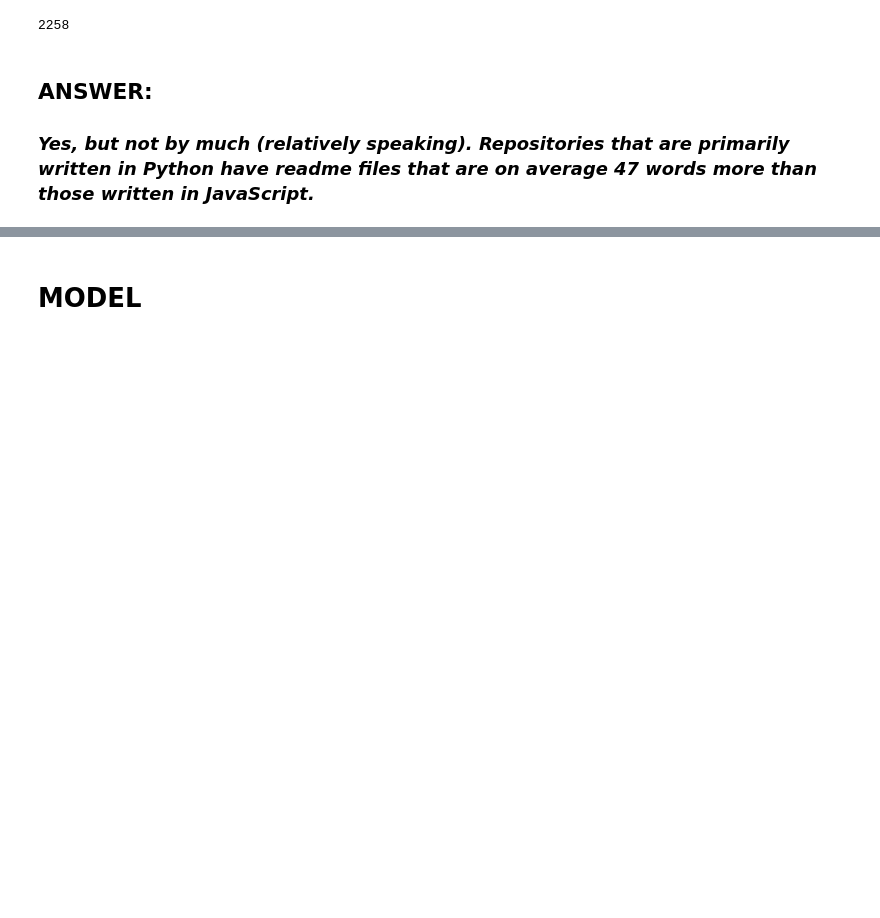
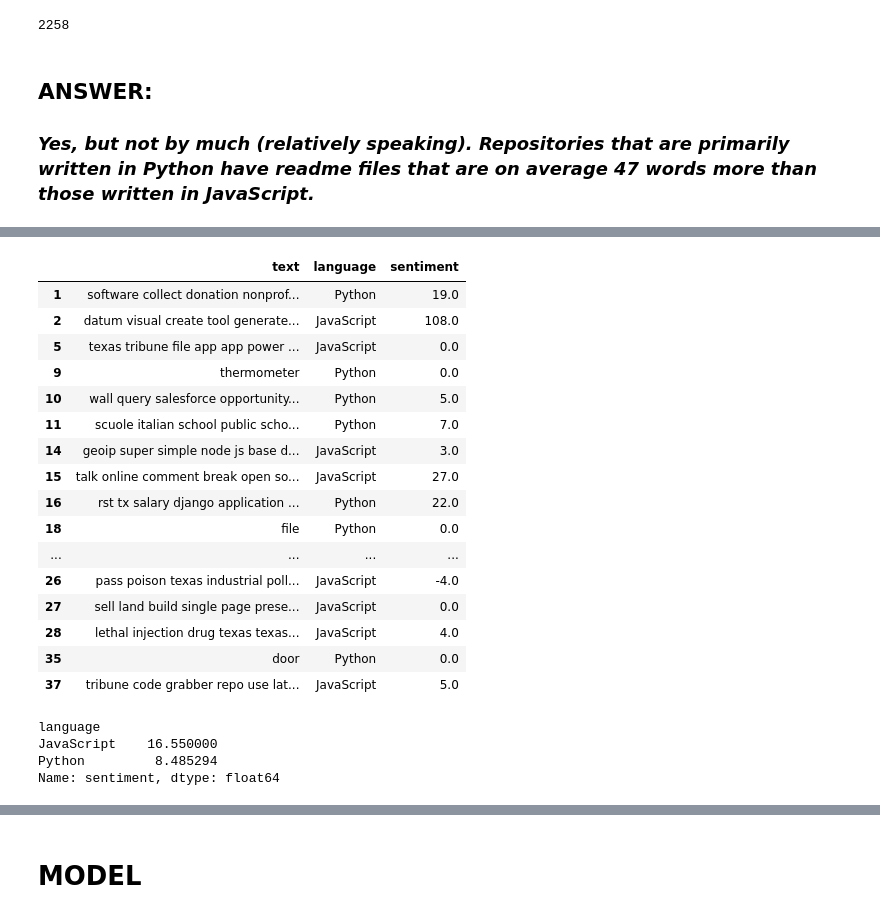
Before and after one commit to dd-jason-chad/nlp_project, a Jupyter notebook: master-project.ipynb, the cells around one changed output, grey strips where cells are left out. Drawn from its saved outputs; the diff is of its cells as text; code cells hidden in the pictures; blank space fills up the shorter version.

Commit message:
add sentiment analyswisw code

```diff
--- a/master-project.ipynb
+++ b/master-project.ipynb
@@ -776,0 +779,2 @@ print(len(set(words_in_js)))
+# %%
+afinn = Afinn()
@@ -776,0 +794,29 @@ print(len(set(words_in_js)))
+# %%
+df['sentiment'] = df.text.apply(afinn.score)
+# %%
+df.head(20)
+# %% [output]
+|  | text | language | sentiment |
+| 1 | software collect donation nonprof... | Python | 19.0 |
+| 2 | datum visual create tool generate... | JavaScript | 108.0 |
+| 5 | texas tribune file app app power ... | JavaScript | 0.0 |
+| 9 | thermometer | Python | 0.0 |
+| 10 | wall query salesforce opportunity... | Python | 5.0 |
+| 11 | scuole italian school public scho... | Python | 7.0 |
+| 14 | geoip super simple node js base d... | JavaScript | 3.0 |
+| 15 | talk online comment break open so... | JavaScript | 27.0 |
+| 16 | rst tx salary django application ... | Python | 22.0 |
+| 18 | file | Python | 0.0 |
+| ... | ... | ... | ... |
+| 26 | pass poison texas industrial poll... | JavaScript | -4.0 |
+| 27 | sell land build single page prese... | JavaScript | 0.0 |
+| 28 | lethal injection drug texas texas... | JavaScript | 4.0 |
+| 35 | door | Python | 0.0 |
+| 37 | tribune code grabber repo use lat... | JavaScript | 5.0 |
+# %%
+df.groupby('language').sentiment.mean()
+# %% [output]
+language
+JavaScript    16.550000
+Python         8.485294
+Name: sentiment, dtype: float64
```
Also changed, not shown: parts of 6 cells of this notebook.
